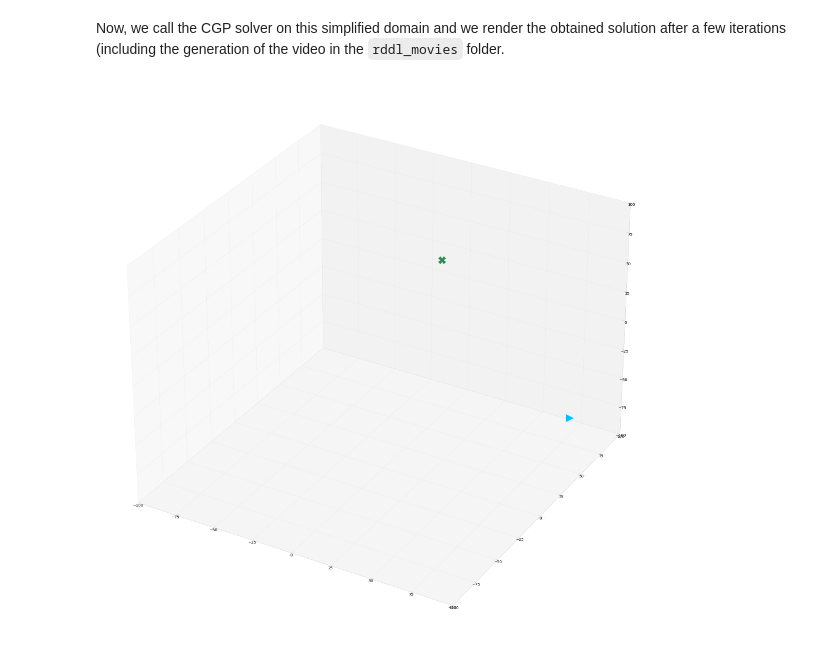
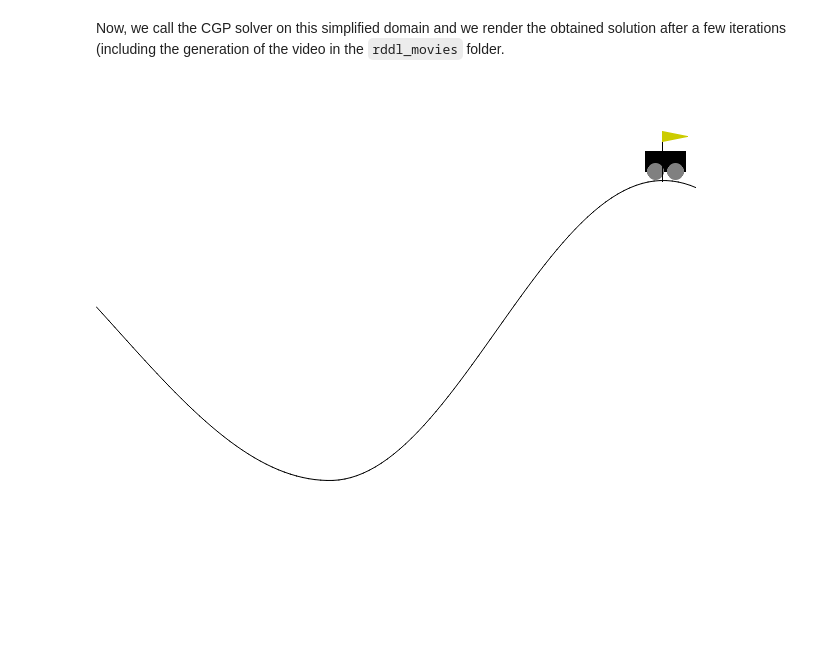
Before and after one commit to fteicht/icaps24-skdecide-tutorial, a Jupyter notebook: notebooks/icaps24_skdecide_tutorial_rddl_domain.ipynb, the cells around one changed output. Saved outputs shown, nothing was run; the diff lists cells and outputs as text; code cells hidden in the pictures; blank space fills up the shorter version.

```diff
--- a/notebooks/icaps24_skdecide_tutorial_rddl_domain.ipynb
+++ b/notebooks/icaps24_skdecide_tutorial_rddl_domain.ipynb
@@ -268,12 +221,12 @@ Let's create a scikit-decide `RDDLDomain` instance embedding the `UAV_ippc2023`
 # %%
-problem_info = manager.get_problem("UAV_ippc2023")
+problem_info = manager.get_problem("MountainCar_ippc2023")
 
 
 
 domain_factory = lambda alg_name=None: RDDLDomain(rddl_domain=problem_info.get_domain(),
                                                   rddl_instance=problem_info.get_instance(1),
-                                                  visualizer=UAVsVisualizer,
-                                                  movie_name='UAV-ippc2023-' + alg_name if alg_name is not None else None)
+                                                  visualizer=MountainCarVisualizer,
+                                                  movie_name='MountainCar_ippc2023-' + alg_name if alg_name is not None else None)
 domain = domain_factory()
 domain.reset()
 domain.render()
@@ -289,15 +242,15 @@ Now comes the fun part: solving the domain with scikit-decide solvers. You will
 The code below creates a scikit-decide's `RayRLlib` solver, then it calls the `solver.solve()` method, and it finally rollout the optimized policy by using scikit-decide's `rollout` utility function. The latter function will render the solution and the domain will generate a movie in the `rddl_movies` folder when reaching the termination condition of the rollout episode.
 # %%
 solver_factory = lambda: RayRLlib(
-    domain_factory=domain_factory, algo_class=PPO, train_iterations=1
+    domain_factory=domain_factory, algo_class=RLLIB_PPO, train_iterations=10
 )
 
 with solver_factory() as solver:
     solver.solve()
     rollout(
-        domain_factory(alg_name='PPO'),
+        domain_factory(alg_name='RLLIB-PPO'),
         solver,
-        max_steps=500,
+        max_steps=300,
         render=True
     )
 # %% [output]
@@ -304,0 +266,19 @@ with solver_factory() as solver:
+# %%
+logging.getLogger("skdecide.utils").setLevel(logging.INFO)
+
+solver_factory = lambda: StableBaseline(
+    domain_factory=domain_factory,
+    algo_class=SB3_PPO,
+    baselines_policy="MlpPolicy",
+    learn_config={"total_timesteps": 10000},
+    verbose=0
+)
+
+with solver_factory() as solver:
+    solver.solve()
+    rollout(
+        domain_factory(alg_name='SB3-PPO'),
+        solver,
+        max_steps=1000,
+        render=True
+    )
@@ -318,7 +300,7 @@ class RDDLDomainSimplifiedSpaces(RDDLDomain):
                  rddl_instance: str,
                  visualizer: BaseViz = ChartVisualizer,
                  movie_name: str = None,
-                 max_frames=100):
+                 max_frames=1000):
         super().__init__(rddl_domain, rddl_instance, visualizer, movie_name, max_frames)
 
     def _state_step(
@@ -343,24 +325,28 @@ Now, we call the CGP solver on this simplified domain and we render the obtained
 # %%
 from skdecide.hub.solver.cgp import CGP
 
 domain_factory = lambda alg_name=None: RDDLDomainSimplifiedSpaces(rddl_domain=problem_info.get_domain(),
                                                                   rddl_instance=problem_info.get_instance(1),
-                                                                  visualizer=UAVsVisualizer,
-                                                                  movie_name='UAV-ippc2023-' + alg_name if alg_name is not None else None)
+                                                                  visualizer=MountainCarVisualizer,
+                                                                  movie_name='MountainCar_ippc2023-' + alg_name if alg_name is not None else None,
+                                                                  max_frames=200)
 
 domain = domain_factory()
 
+if os.path.exists("TEMP_CGP"):
+    shutil.rmtree("TEMP_CGP")
+
 # assert CGP.check_domain(domain)
 solver_factory = lambda: CGP(
-    domain_factory=domain_factory, folder_name="TEMP_CGP", n_it=100, verbose=False
+    domain_factory=domain_factory, folder_name="TEMP_CGP", n_it=25, verbose=False
 )
 with solver_factory() as solver:
     solver.solve()
     rollout(
         domain_factory('CGP'),
         solver,
-        max_steps=500,
+        max_steps=200,
         render=True
     )
 # %% [output]
-[figure, old version]
+[figure, new version]
```
Also changed, not shown: parts of 15 cells of this notebook, 4 other files.
